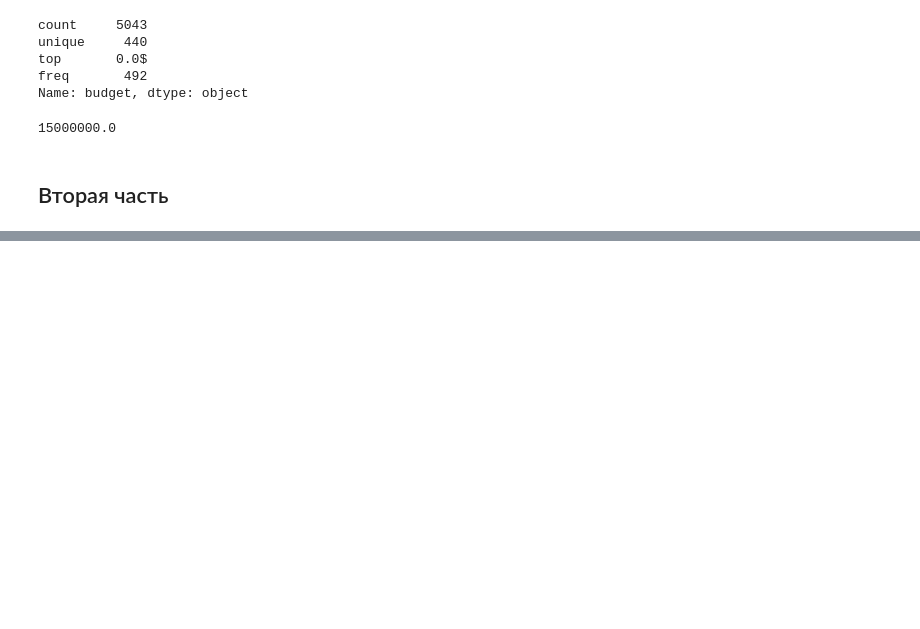
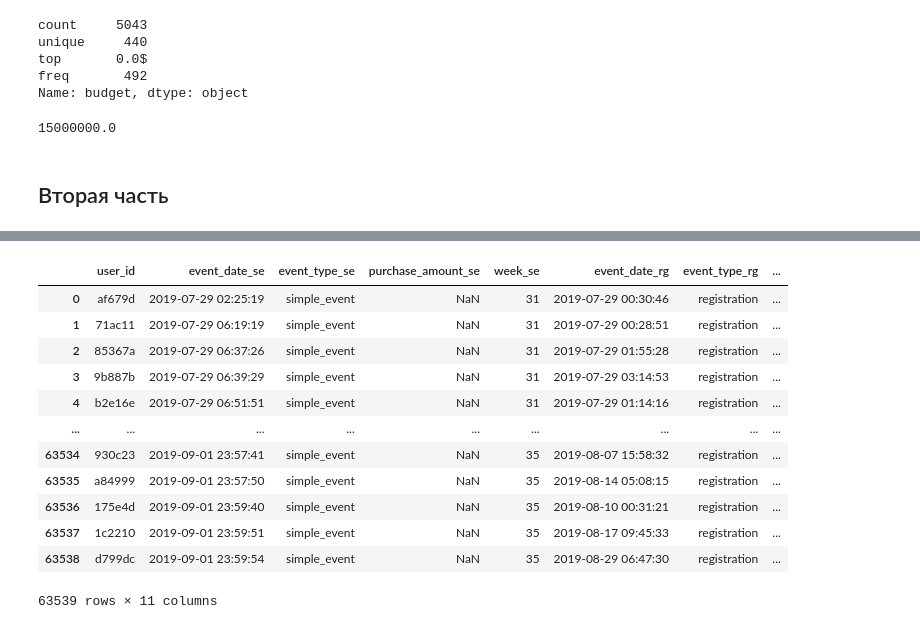
Before and after one commit to nikotinus/yandex_reviewers, a Jupyter notebook: Тестовое задание.ipynb, the cells around one changed output, grey strips where cells are left out. Saved outputs shown, nothing was run; the diff lists cells and outputs as text; code cells hidden in the pictures; blank space fills up the shorter version.

```diff
--- a/Тестовое задание.ipynb
+++ b/Тестовое задание.ipynb
@@ -151,0 +156,8 @@ event_type - тип события: registration - регистрация в п
+# %%
+df2 = (pd.read_csv("event_data.csv")
+       .astype({
+           'event_type': 'category'
+       })
+       .assign(event_date = lambda x: pd.to_datetime(x.event_date, dayfirst=True))
+       .assign(week = lambda x: x.event_date.dt.isocalendar()['week'])
+      )
@@ -151,0 +179,33 @@ event_type - тип события: registration - регистрация в п
+# %%
+registration_events_df = df2.loc[
+            df2.event_type=="registration"
+        ]
+# %%
+simple_events_df = (
+    df2.loc[
+        df2.event_type=="simple_event"
+    ]
+    .merge(
+        registration_events_df
+        , how='left'
+        , on=['user_id']
+        , suffixes=['_se', '_rg']
+        , indicator=True
+    )
+    .assign(lifetime = lambda x: x.week_se - x.week_rg)
+)
+simple_events_df
+# %% [output]
+|  | user_id | event_date_se | event_type_se | purchase_amount_se | week_se | event_date_rg | event_type_rg | ... |
+| 0 | af679d | 2019-07-29 02:25:19 | simple_event | NaN | 31 | 2019-07-29 00:30:46 | registration | ... |
+| 1 | 71ac11 | 2019-07-29 06:19:19 | simple_event | NaN | 31 | 2019-07-29 00:28:51 | registration | ... |
+| 2 | 85367a | 2019-07-29 06:37:26 | simple_event | NaN | 31 | 2019-07-29 01:55:28 | registration | ... |
+| 3 | 9b887b | 2019-07-29 06:39:29 | simple_event | NaN | 31 | 2019-07-29 03:14:53 | registration | ... |
+| 4 | b2e16e | 2019-07-29 06:51:51 | simple_event | NaN | 31 | 2019-07-29 01:14:16 | registration | ... |
+| ... | ... | ... | ... | ... | ... | ... | ... | ... |
+| 63534 | 930c23 | 2019-09-01 23:57:41 | simple_event | NaN | 35 | 2019-08-07 15:58:32 | registration | ... |
+| 63535 | a84999 | 2019-09-01 23:57:50 | simple_event | NaN | 35 | 2019-08-14 05:08:15 | registration | ... |
+| 63536 | 175e4d | 2019-09-01 23:59:40 | simple_event | NaN | 35 | 2019-08-10 00:31:21 | registration | ... |
+| 63537 | 1c2210 | 2019-09-01 23:59:51 | simple_event | NaN | 35 | 2019-08-17 09:45:33 | registration | ... |
+| 63538 | d799dc | 2019-09-01 23:59:54 | simple_event | NaN | 35 | 2019-08-29 06:47:30 | registration | ... |
+63539 rows × 11 columns
```
Also changed, not shown: parts of 22 cells of this notebook, 1 other file.
